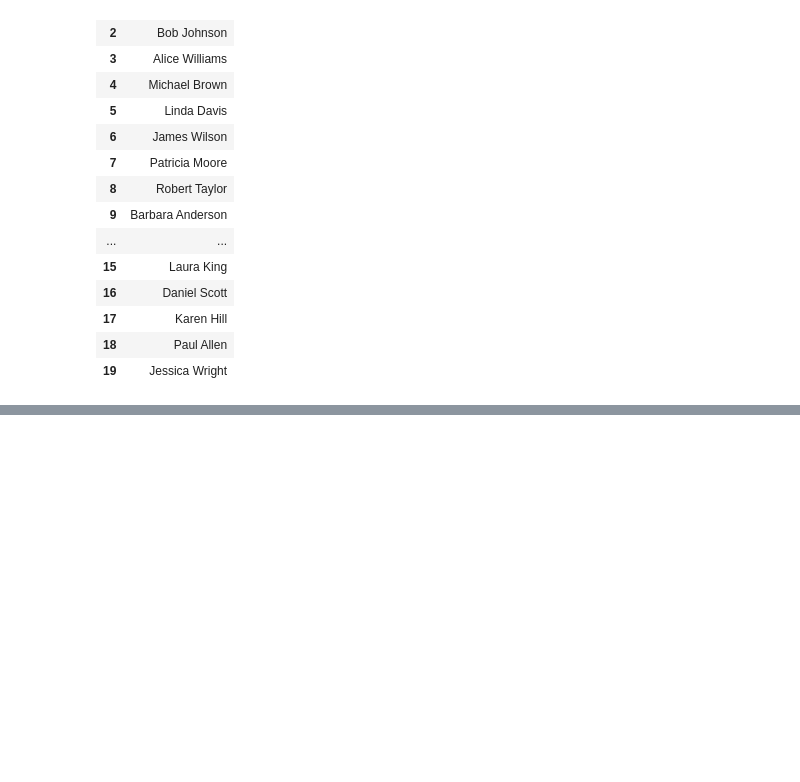
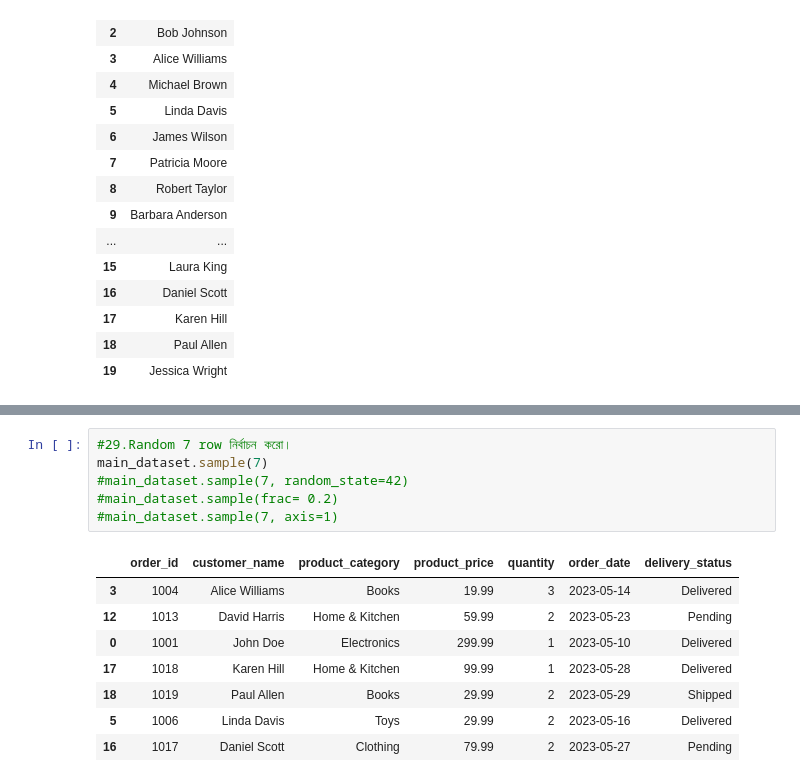
Before and after one commit to Md-Maruf-1727/LearningPractices, a Jupyter notebook: Pandas/Pandas6.ipynb, the cells around one changed output, grey strips where cells are left out. Cells and saved outputs as stored; diff of their text form; blank space fills up the shorter version.

```diff
--- a/Pandas/Pandas6.ipynb
+++ b/Pandas/Pandas6.ipynb
@@ -410,0 +468,15 @@ main_dataset[['customer_name', 'order_id']]
+# %%
+#29.Random 7 row নির্বাচন করো।
+main_dataset.sample(7)
+#main_dataset.sample(7, random_state=42)
+#main_dataset.sample(frac= 0.2)
+#main_dataset.sample(7, axis=1)
+# %% [output]
+|  | order_id | customer_name | product_category | product_price | quantity | order_date | delivery_status |
+| 3 | 1004 | Alice Williams | Books | 19.99 | 3 | 2023-05-14 | Delivered |
+| 12 | 1013 | David Harris | Home & Kitchen | 59.99 | 2 | 2023-05-23 | Pending |
+| 0 | 1001 | John Doe | Electronics | 299.99 | 1 | 2023-05-10 | Delivered |
+| 17 | 1018 | Karen Hill | Home & Kitchen | 99.99 | 1 | 2023-05-28 | Delivered |
+| 18 | 1019 | Paul Allen | Books | 29.99 | 2 | 2023-05-29 | Shipped |
+| 5 | 1006 | Linda Davis | Toys | 29.99 | 2 | 2023-05-16 | Delivered |
+| 16 | 1017 | Daniel Scott | Clothing | 79.99 | 2 | 2023-05-27 | Pending |
```
Also changed, not shown: parts of 24 cells of this notebook.
